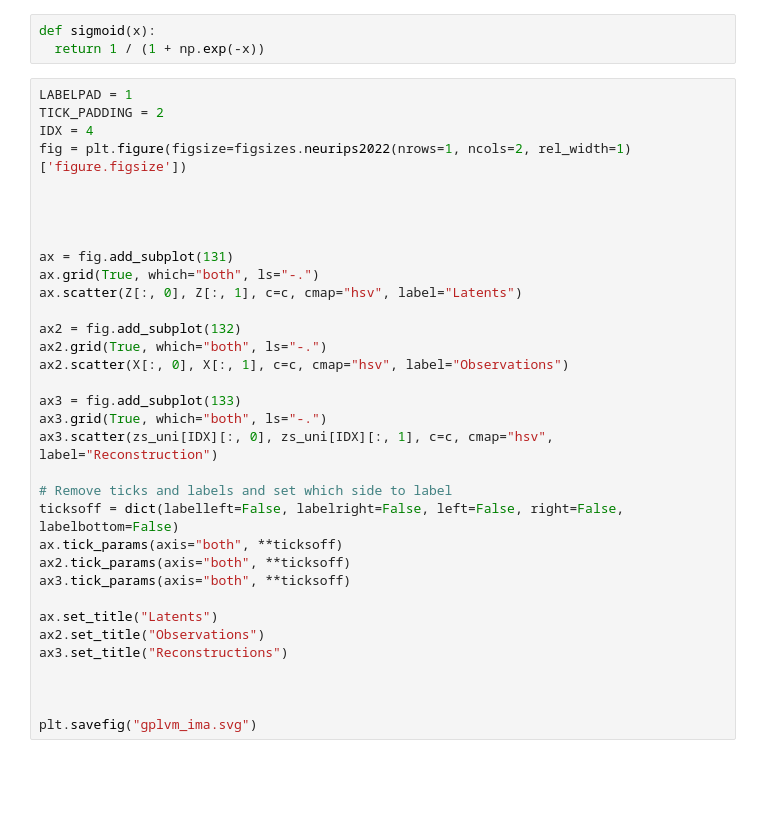
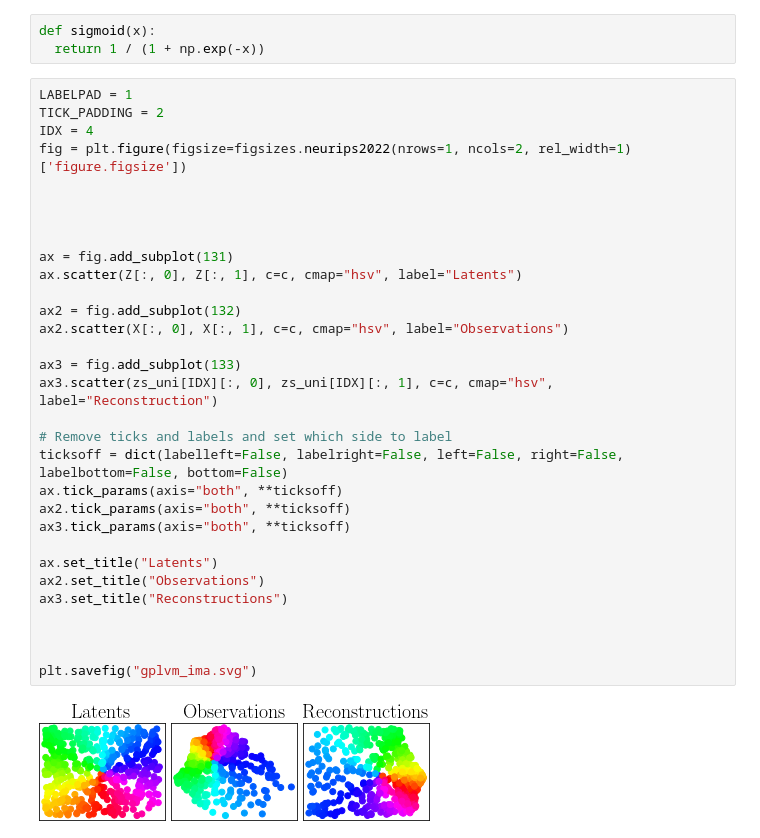
Before and after one commit to rpatrik96/gp-ima, a Jupyter notebook: gp_ima.ipynb, the cells around one changed output. Drawn from its saved outputs; the diff is of its cells as text; blank space fills up the shorter version.

Commit message:
fig ticks and grid off

```diff
--- a/gp_ima.ipynb
+++ b/gp_ima.ipynb
@@ -102,34 +102,33 @@ def sigmoid(x):
 # %%
 LABELPAD = 1
 TICK_PADDING = 2
 IDX = 4
 fig = plt.figure(figsize=figsizes.neurips2022(nrows=1, ncols=2, rel_width=1)['figure.figsize'])
 
 
 
 
 ax = fig.add_subplot(131)
-ax.grid(True, which="both", ls="-.")
 ax.scatter(Z[:, 0], Z[:, 1], c=c, cmap="hsv", label="Latents")
 
 ax2 = fig.add_subplot(132)
-ax2.grid(True, which="both", ls="-.")
 ax2.scatter(X[:, 0], X[:, 1], c=c, cmap="hsv", label="Observations")
 
 ax3 = fig.add_subplot(133)
-ax3.grid(True, which="both", ls="-.")
 ax3.scatter(zs_uni[IDX][:, 0], zs_uni[IDX][:, 1], c=c, cmap="hsv", label="Reconstruction")
 
 # Remove ticks and labels and set which side to label
-ticksoff = dict(labelleft=False, labelright=False, left=False, right=False, labelbottom=False)
+ticksoff = dict(labelleft=False, labelright=False, left=False, right=False, labelbottom=False, bottom=False)
 ax.tick_params(axis="both", **ticksoff)
 ax2.tick_params(axis="both", **ticksoff)
 ax3.tick_params(axis="both", **ticksoff)
 
 ax.set_title("Latents")
 ax2.set_title("Observations")
 ax3.set_title("Reconstructions")
 
 
 
 plt.savefig("gplvm_ima.svg")
+# %% [output]
+[figure, added]
```
